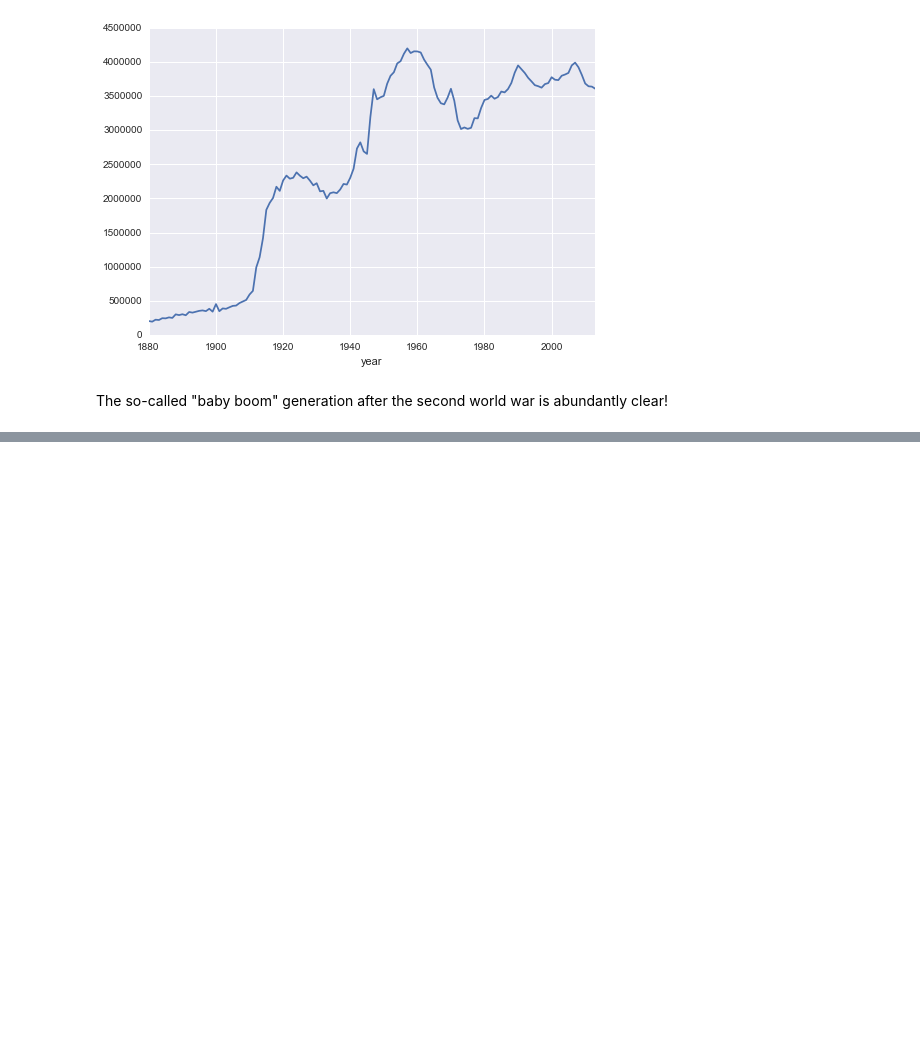
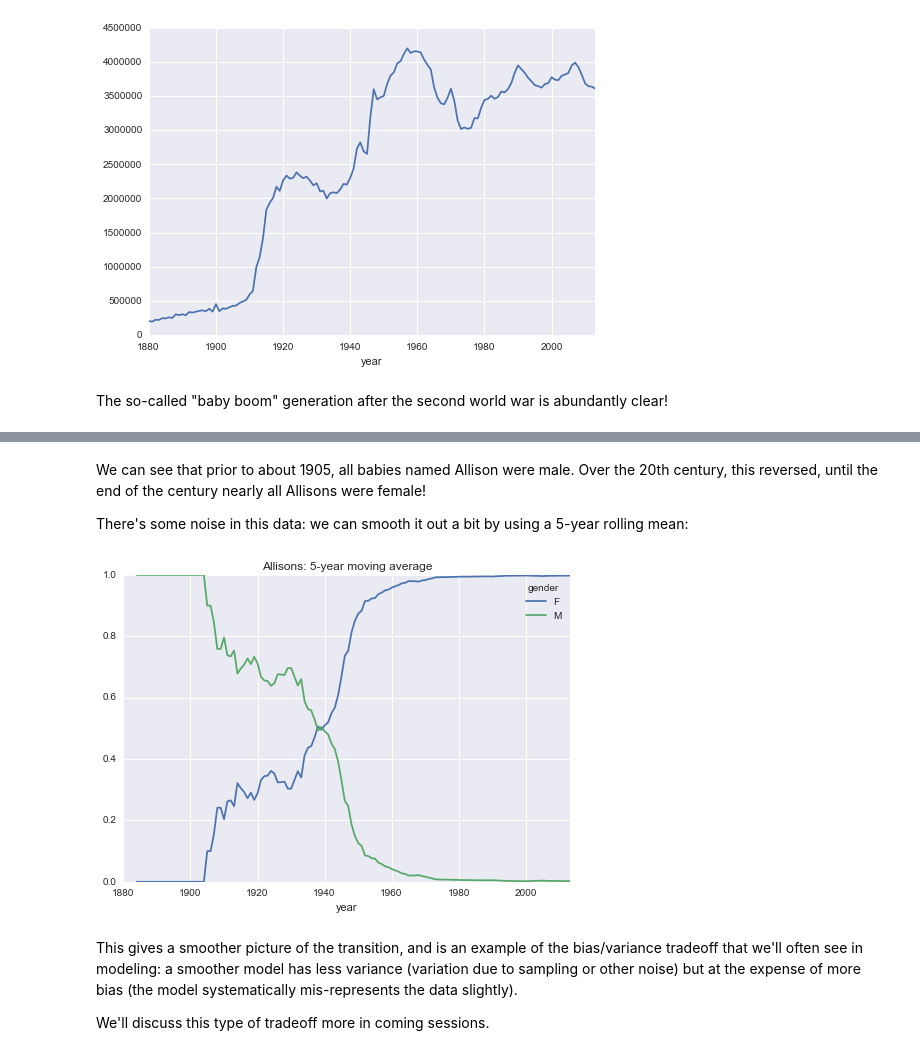
Before and after one commit to jakevdp/OsloWorkshop2014, a Jupyter notebook: notebooks/01.2_NumpyPandas.ipynb, the cells around one changed output, grey strips where cells are left out. Cells and saved outputs as stored; diff of their text form; code cells hidden in the pictures; blank space fills up the shorter version.

```diff
--- a/notebooks/01.2_NumpyPandas.ipynb
+++ b/notebooks/01.2_NumpyPandas.ipynb
@@ -671,0 +722,12 @@ The so-called "baby boom" generation after the second world war is abundantly cl
+# %% [markdown]
+We can see that prior to about 1905, all babies named Allison were male. Over the 20th century, this reversed, until the end of the century nearly all Allisons were female!
+
+There's some noise in this data: we can smooth it out a bit by using a 5-year rolling mean:
+# %%
+pd.rolling_mean(births, 5).plot(title="Allisons: 5-year moving average");
+# %% [output]
+[figure, added]
+# %% [markdown]
+This gives a smoother picture of the transition, and is an example of the bias/variance tradeoff that we'll often see in modeling: a smoother model has less variance (variation due to sampling or other noise) but at the expense of more bias (the model systematically mis-represents the data slightly).
+
+We'll discuss this type of tradeoff more in coming sessions.
```
Also changed, not shown: parts of 19 cells of this notebook.
